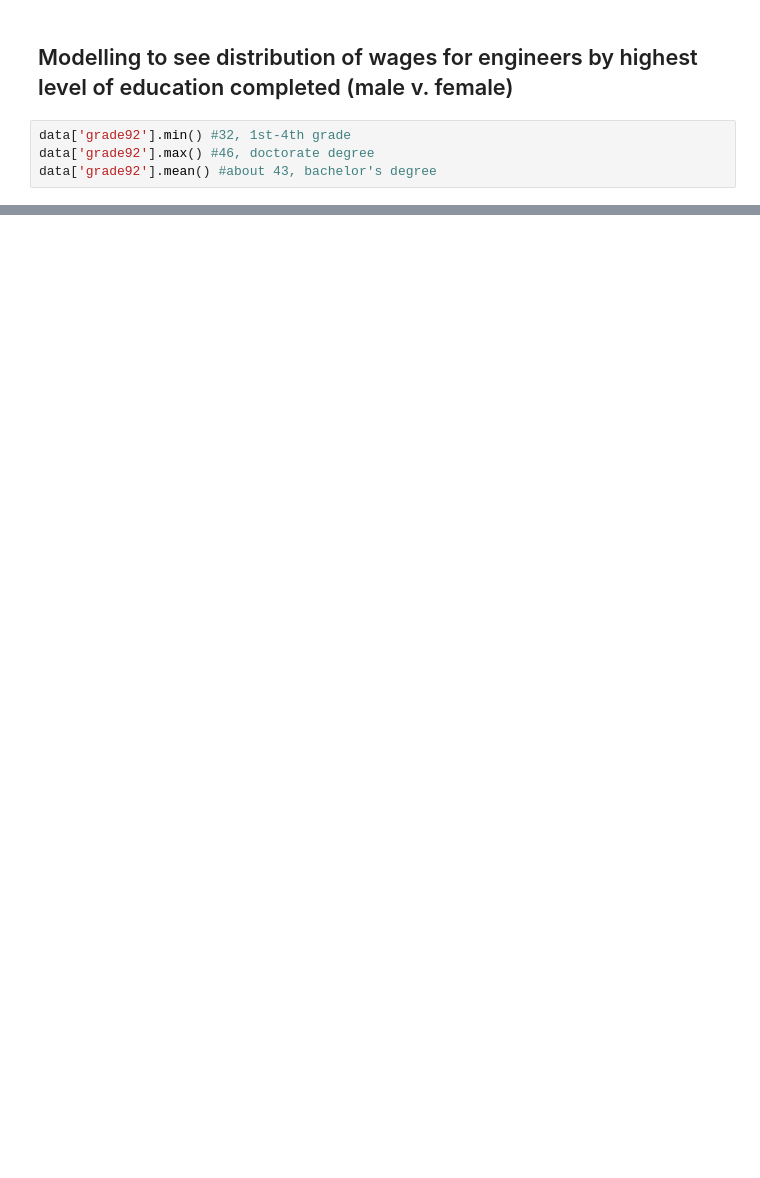
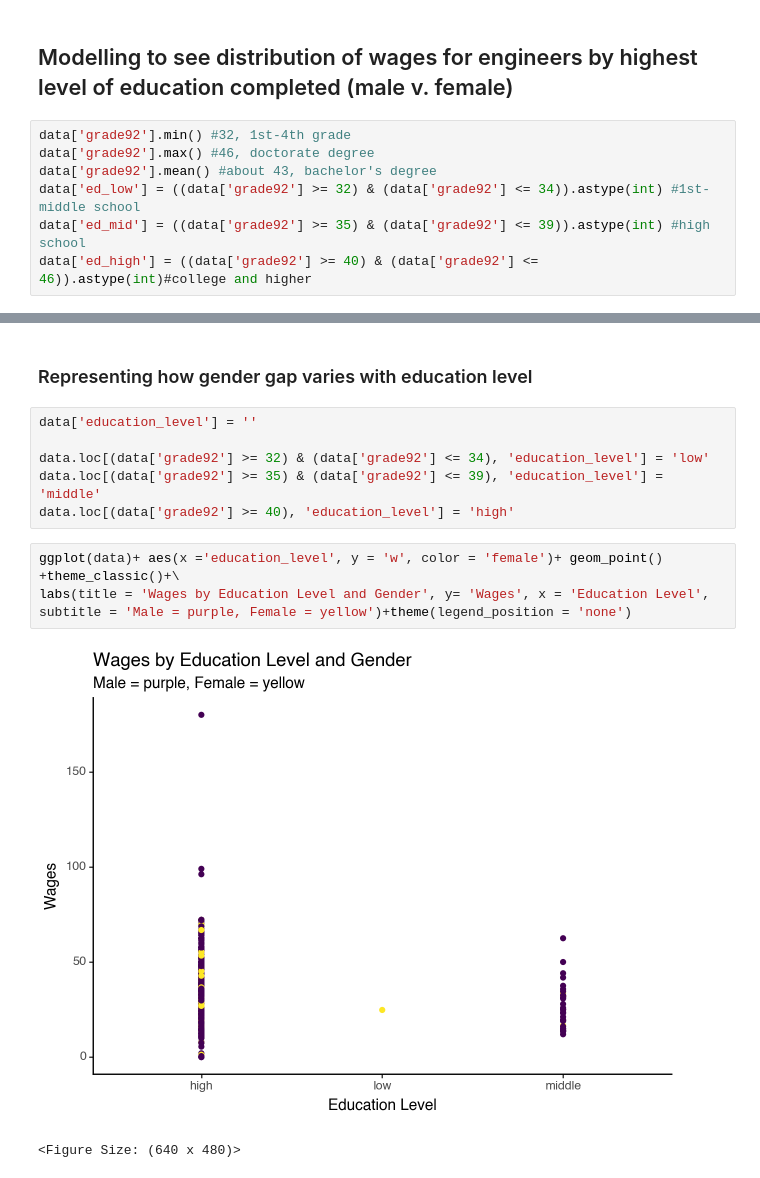
Before and after one commit to corinne167225/DataAnalysis2, a Jupyter notebook: Assignment1.ipynb, the cells around one changed output, grey strips where cells are left out. Cells and saved outputs as stored; diff of their text form; blank space fills up the shorter version.

```diff
--- a/Assignment1.ipynb
+++ b/Assignment1.ipynb
@@ -248,3 +240,6 @@ theme(legend_position='none')+labs(title='Wages by Gender', x='sex (1 = Male, 2
 data['grade92'].min() #32, 1st-4th grade
 data['grade92'].max() #46, doctorate degree
 data['grade92'].mean() #about 43, bachelor's degree
+data['ed_low'] = ((data['grade92'] >= 32) & (data['grade92'] <= 34)).astype(int) #1st-middle school
+data['ed_mid'] = ((data['grade92'] >= 35) & (data['grade92'] <= 39)).astype(int) #high school
+data['ed_high'] = ((data['grade92'] >= 40) & (data['grade92'] <= 46)).astype(int)#college and higher
@@ -311,0 +280,14 @@ The p value for sex in regards to wages and education level is 0.090 which is mo
+# %% [markdown]
+### Representing how gender gap varies with education level
+# %%
+data['education_level'] = ''
+
+data.loc[(data['grade92'] >= 32) & (data['grade92'] <= 34), 'education_level'] = 'low'
+data.loc[(data['grade92'] >= 35) & (data['grade92'] <= 39), 'education_level'] = 'middle'
+data.loc[(data['grade92'] >= 40), 'education_level'] = 'high'
+# %%
+ggplot(data)+ aes(x ='education_level', y = 'w', color = 'female')+ geom_point() +theme_classic()+\
+labs(title = 'Wages by Education Level and Gender', y= 'Wages', x = 'Education Level', subtitle = 'Male = purple, Female = yellow')+theme(legend_position = 'none')
+# %% [output]
+[figure, added]
+<Figure Size: (640 x 480)>
```
Also changed, not shown: parts of 19 cells of this notebook, 1 other file.
